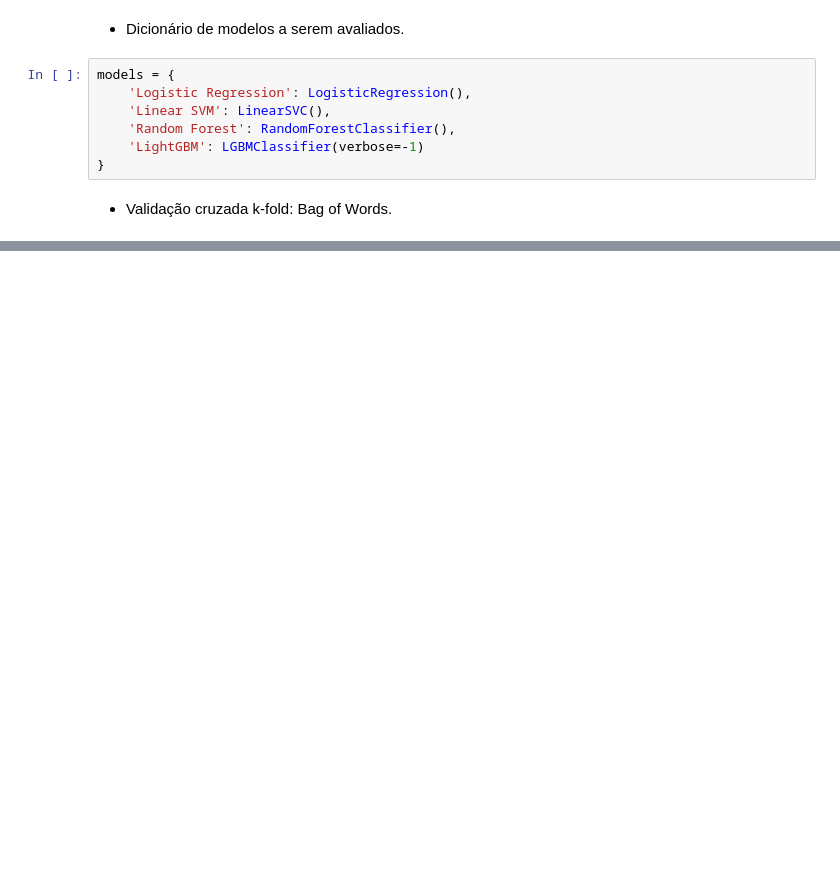
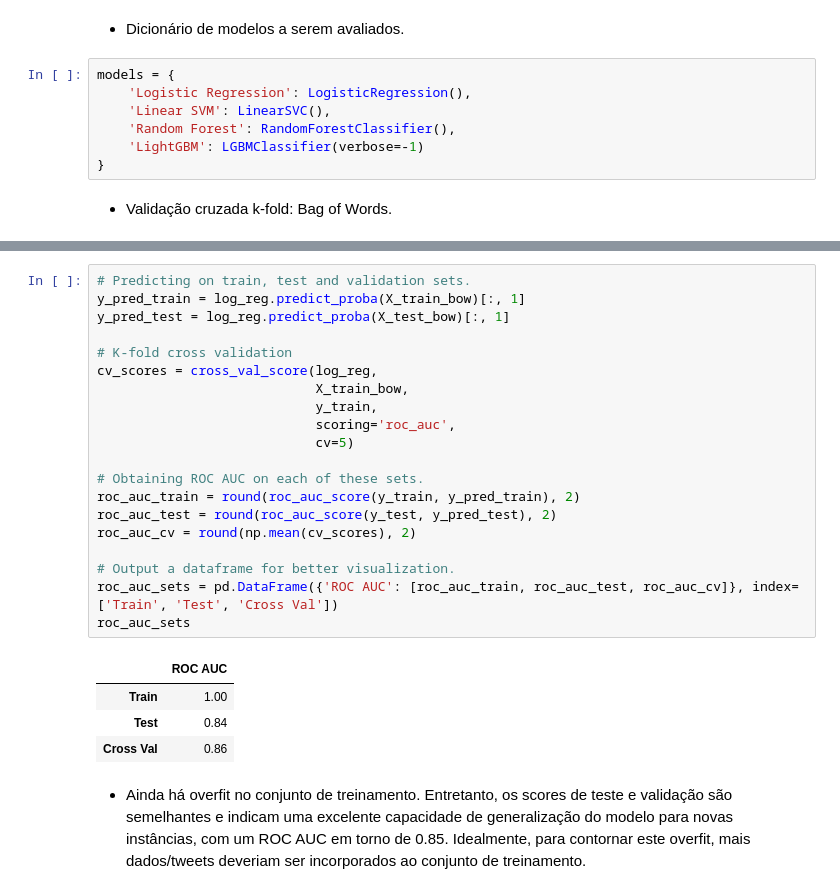
Before and after one commit to allmeidaapedro/Twitter-Disaster-Analysis, a Jupyter notebook: notebooks/modelling.ipynb, the cells around one changed output, grey strips where cells are left out. Drawn from its saved outputs; the diff is of its cells as text; blank space fills up the shorter version.

```diff
--- a/notebooks/modelling.ipynb
+++ b/notebooks/modelling.ipynb
@@ -353,0 +507,27 @@ weighted avg       0.79      0.79      0.78      1523
+# %%
+# Predicting on train, test and validation sets.
+y_pred_train = log_reg.predict_proba(X_train_bow)[:, 1]
+y_pred_test = log_reg.predict_proba(X_test_bow)[:, 1]
+
+# K-fold cross validation
+cv_scores = cross_val_score(log_reg,
+                            X_train_bow,
+                            y_train,
+                            scoring='roc_auc',
+                            cv=5)
+
+# Obtaining ROC AUC on each of these sets.
+roc_auc_train = round(roc_auc_score(y_train, y_pred_train), 2)
+roc_auc_test = round(roc_auc_score(y_test, y_pred_test), 2)
+roc_auc_cv = round(np.mean(cv_scores), 2)
+
+# Output a dataframe for better visualization.
+roc_auc_sets = pd.DataFrame({'ROC AUC': [roc_auc_train, roc_auc_test, roc_auc_cv]}, index=['Train', 'Test', 'Cross Val'])
+roc_auc_sets
+# %% [output]
+|  | ROC AUC |
+| Train | 1.00 |
+| Test | 0.84 |
+| Cross Val | 0.86 |
+# %% [markdown]
+- Ainda há overfit no conjunto de treinamento. Entretanto, os scores de teste e validação são semelhantes e indicam uma excelente capacidade de generalização do modelo para novas instâncias, com um ROC AUC em torno de 0.85. Idealmente, para contornar este overfit, mais dados/tweets deveriam ser incorporados ao conjunto de treinamento.
```
Also changed, not shown: parts of 21 cells of this notebook, 2 other files.
